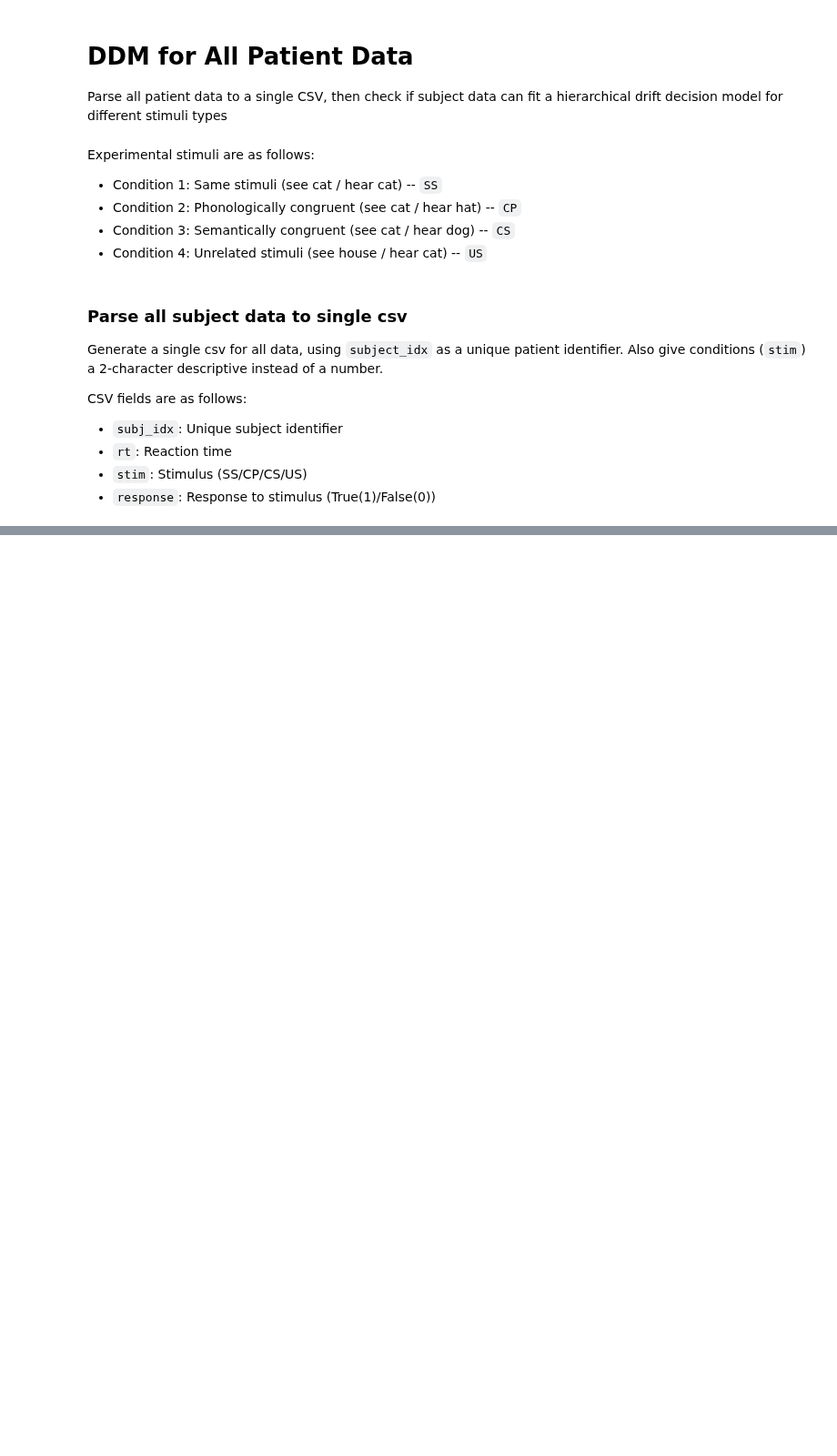
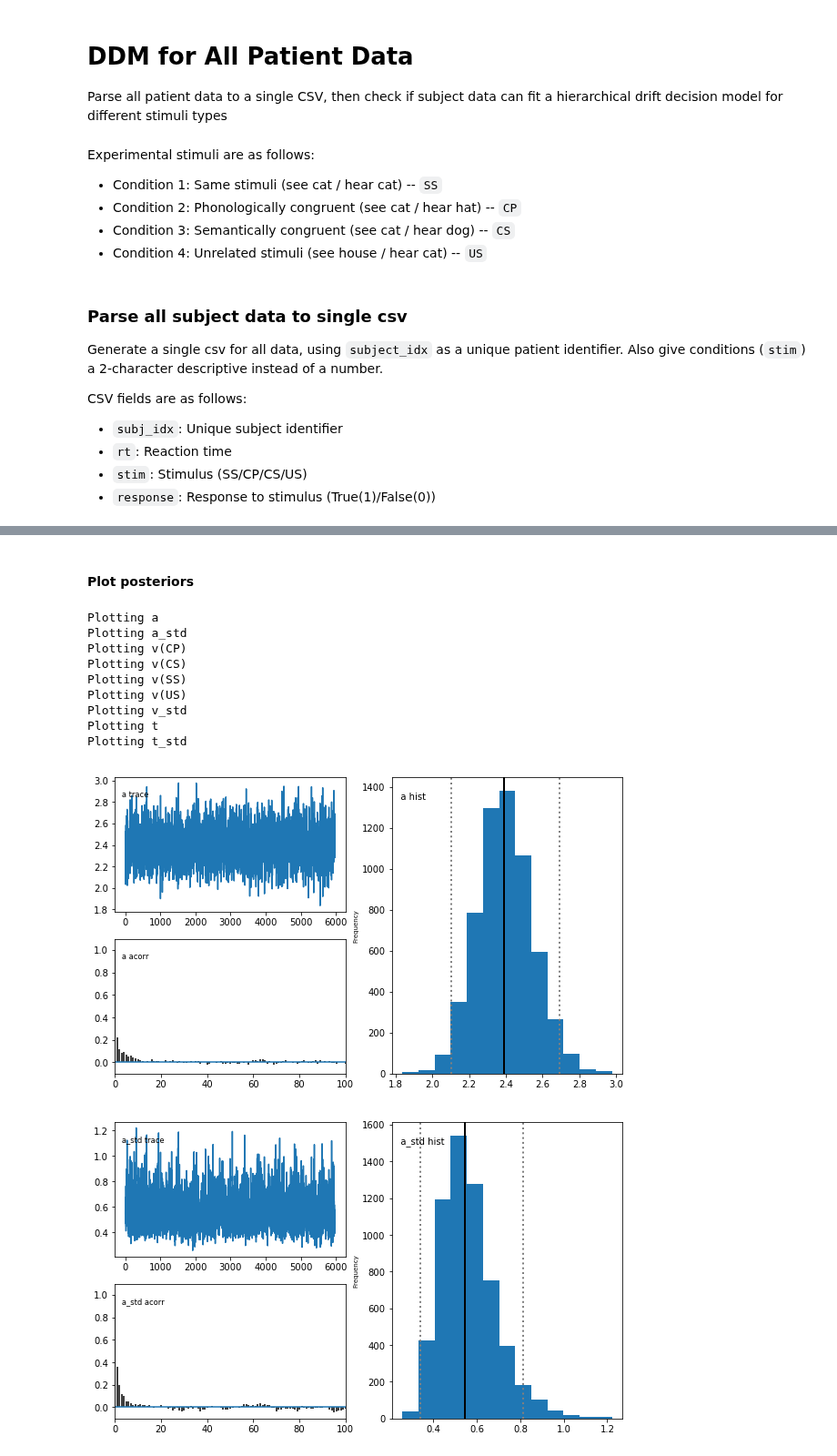
Before and after one commit to CPernet/LanguageDecision, a Jupyter notebook: develop/2017-06-11-ddm-on-all-patient-data.ipynb, the cells around one changed output, grey strips where cells are left out. Shown at 91% size. Saved outputs shown, nothing was run; the diff lists cells and outputs as text; code cells hidden in the pictures; blank space fills up the shorter version.

Commit message:
First hddm analysis on entire dataset

```diff
--- a/develop/2017-06-11-ddm-on-all-patient-data.ipynb
+++ b/develop/2017-06-11-ddm-on-all-patient-data.ipynb
@@ -64,0 +60,8 @@ dict_keys(['rt', 'stim', 'response', 'subj_idx'])
+# %%
+import hddm
+
+data = hddm.load_csv('../data/all_subjects_clean.csv')
+
+model = hddm.HDDM(data, depends_on={'v': 'stim'})
+model.find_starting_values()
+model.sample(6000, burn=20)
@@ -64,0 +91,17 @@ dict_keys(['rt', 'stim', 'response', 'subj_idx'])
+# %% [markdown]
+#### Plot posteriors
+# %%
+%matplotlib inline
+model.plot_posteriors()
+# %% [output]
+Plotting a
+Plotting a_std
+Plotting v(CP)
+Plotting v(CS)
+Plotting v(SS)
+Plotting v(US)
+Plotting v_std
+Plotting t
+Plotting t_std
+[figure, added]
+[figure, added]
```
Also changed, not shown: parts of 13 cells of this notebook, 1 other file.
